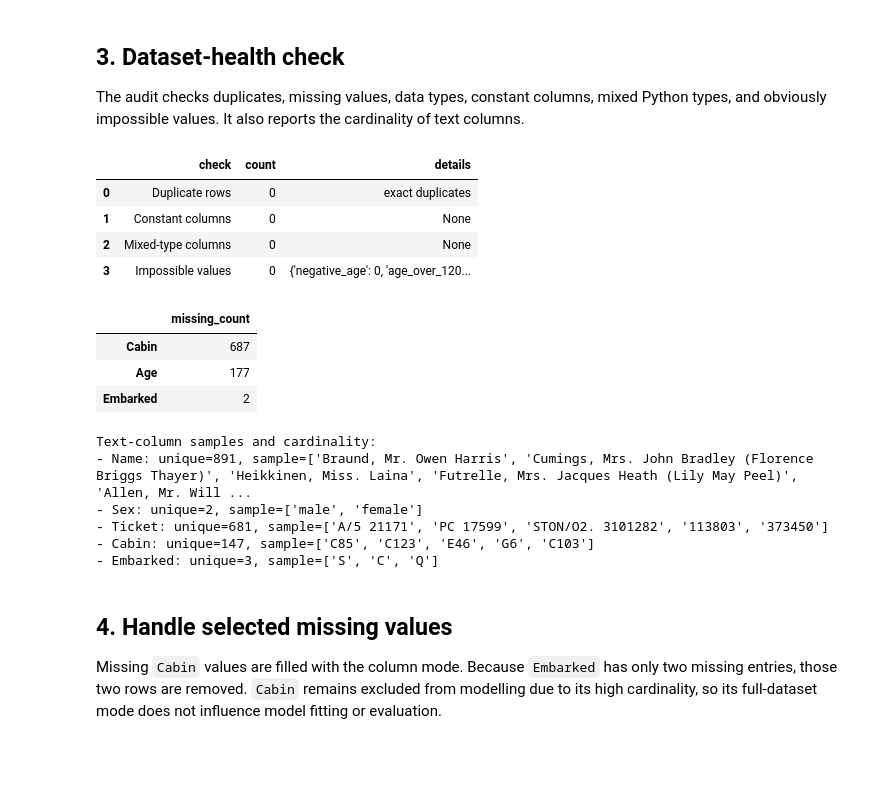
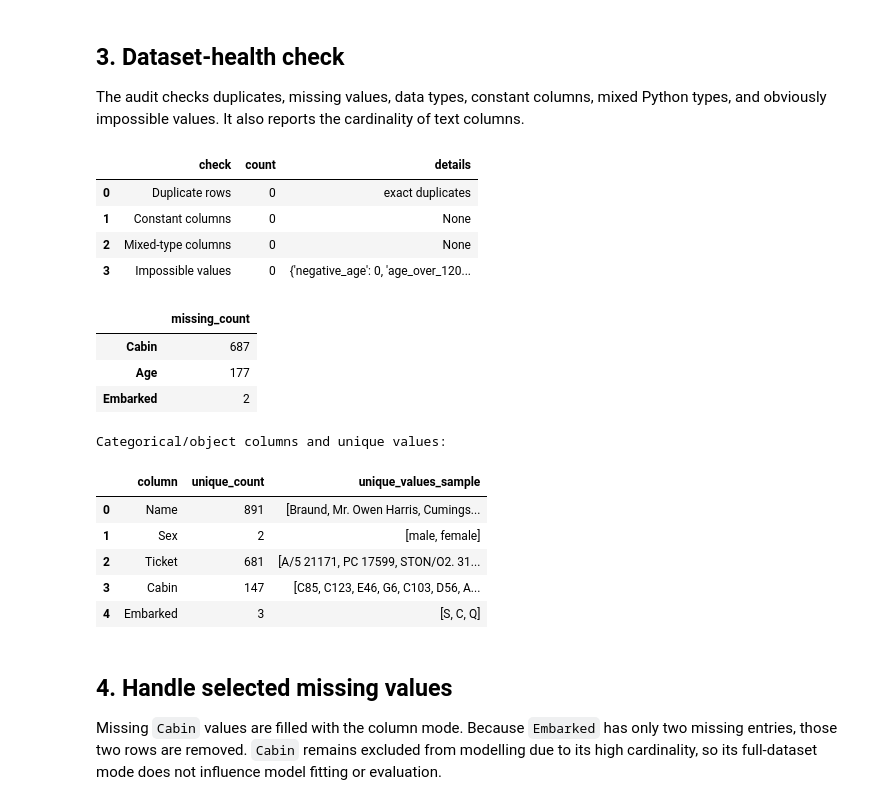
Before and after one commit to MehulCodr/SEM-5-ML-Labs, a Jupyter notebook: Week 2/Experiment_1_Baseline_Modelling.ipynb, the cells around one changed output. Saved outputs shown, nothing was run; the diff lists cells and outputs as text; code cells hidden in the pictures; blank space fills up the shorter version.

```diff
--- a/Week 2/Experiment_1_Baseline_Modelling.ipynb
+++ b/Week 2/Experiment_1_Baseline_Modelling.ipynb
@@ -108,42 +146,50 @@ impossible = {
     "negative_age": int(df["Age"].lt(0).sum()),
     "age_over_120": int(df["Age"].gt(120).sum()),
     "negative_fare": int(df["Fare"].lt(0).sum()),
     "invalid_pclass": int((~df["Pclass"].isin([1, 2, 3])).sum()),
     "invalid_target": int((~df["Survived"].isin([0, 1])).sum()),
 }
 
 health = pd.DataFrame({
     "check": ["Duplicate rows", "Constant columns", "Mixed-type columns", "Impossible values"],
     "count": [duplicate_rows, len(constant_columns), len(mixed_type_columns), sum(impossible.values())],
     "details": [
         "exact duplicates",
         ", ".join(constant_columns) or "None",
         str(mixed_type_columns) if mixed_type_columns else "None",
         str(impossible),
     ],
 })
 display(health)
 display(missing.rename("missing_count").to_frame().query("missing_count > 0"))
 
-print("Text-column samples and cardinality:")
-for c in df.select_dtypes(include="object").columns:
-    print(f"- {c}: unique={df[c].nunique()}, sample={df[c].dropna().unique()[:5].tolist()}")
+categorical_summary = pd.DataFrame([
+    {
+        "column": c,
+        "unique_count": df[c].nunique(dropna=True),
+        "unique_values_sample": df[c].dropna().unique()[:10].tolist(),
+    }
+    for c in df.select_dtypes(include="object").columns
+])
+print("Categorical/object columns and unique values:")
+display(categorical_summary)
 # %% [output]
 |  | check | count | details |
 | 0 | Duplicate rows | 0 | exact duplicates |
 | 1 | Constant columns | 0 | None |
 | 2 | Mixed-type columns | 0 | None |
 | 3 | Impossible values | 0 | {'negative_age': 0, 'age_over_120... |
 |  | missing_count |
 | Cabin | 687 |
 | Age | 177 |
 | Embarked | 2 |
-Text-column samples and cardinality:
-- Name: unique=891, sample=['Braund, Mr. Owen Harris', 'Cumings, Mrs. John Bradley (Florence Briggs Thayer)', 'Heikkinen, Miss. Laina', 'Futrelle, Mrs. Jacques Heath (Lily May Peel)', 'Allen, Mr. Will ...
-- Sex: unique=2, sample=['male', 'female']
-- Ticket: unique=681, sample=['A/5 21171', 'PC 17599', 'STON/O2. 3101282', '113803', '373450']
-- Cabin: unique=147, sample=['C85', 'C123', 'E46', 'G6', 'C103']
-- Embarked: unique=3, sample=['S', 'C', 'Q']
+Categorical/object columns and unique values:
+|  | column | unique_count | unique_values_sample |
+| 0 | Name | 891 | [Braund, Mr. Owen Harris, Cumings... |
+| 1 | Sex | 2 | [male, female] |
+| 2 | Ticket | 681 | [A/5 21171, PC 17599, STON/O2. 31... |
+| 3 | Cabin | 147 | [C85, C123, E46, G6, C103, D56, A... |
+| 4 | Embarked | 3 | [S, C, Q] |
 # %% [markdown]
 ## 4. Handle selected missing values
 
```
Also changed, not shown: parts of 8 cells of this notebook, 1 other file.
